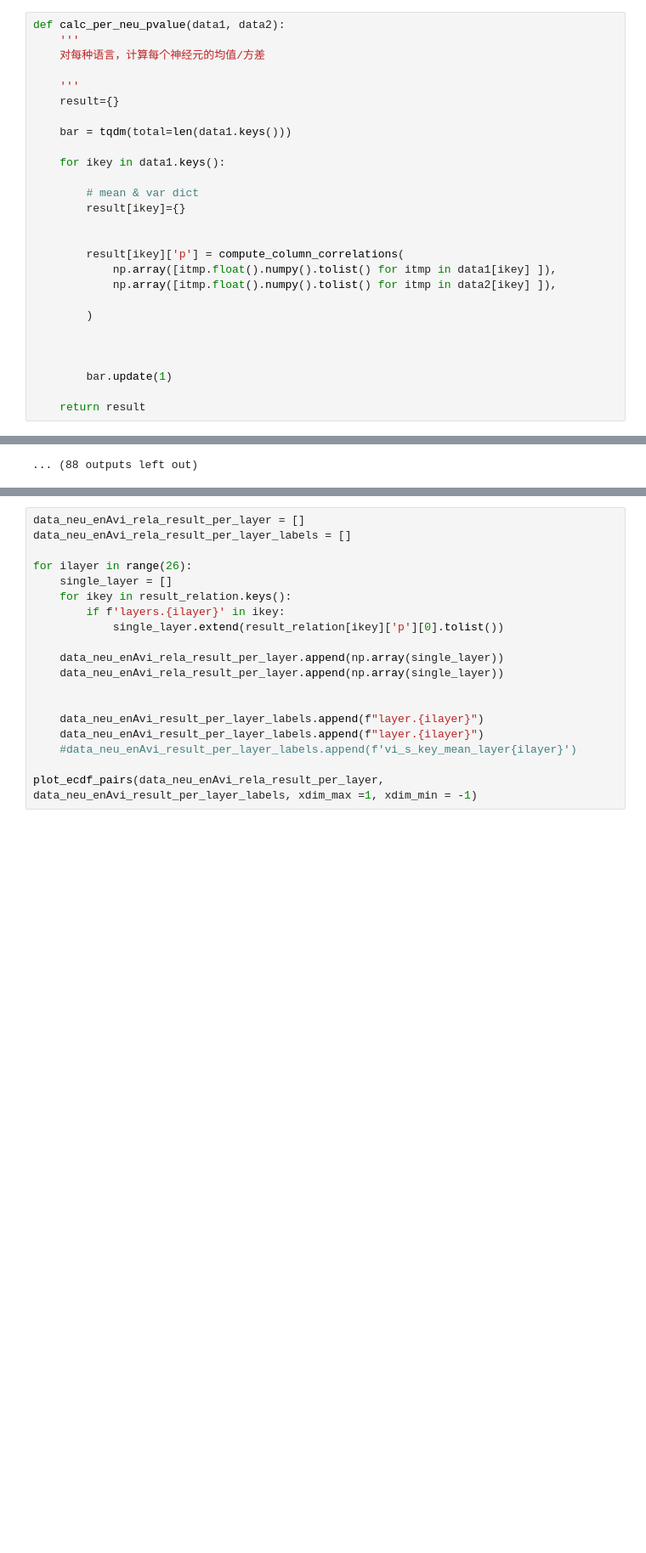
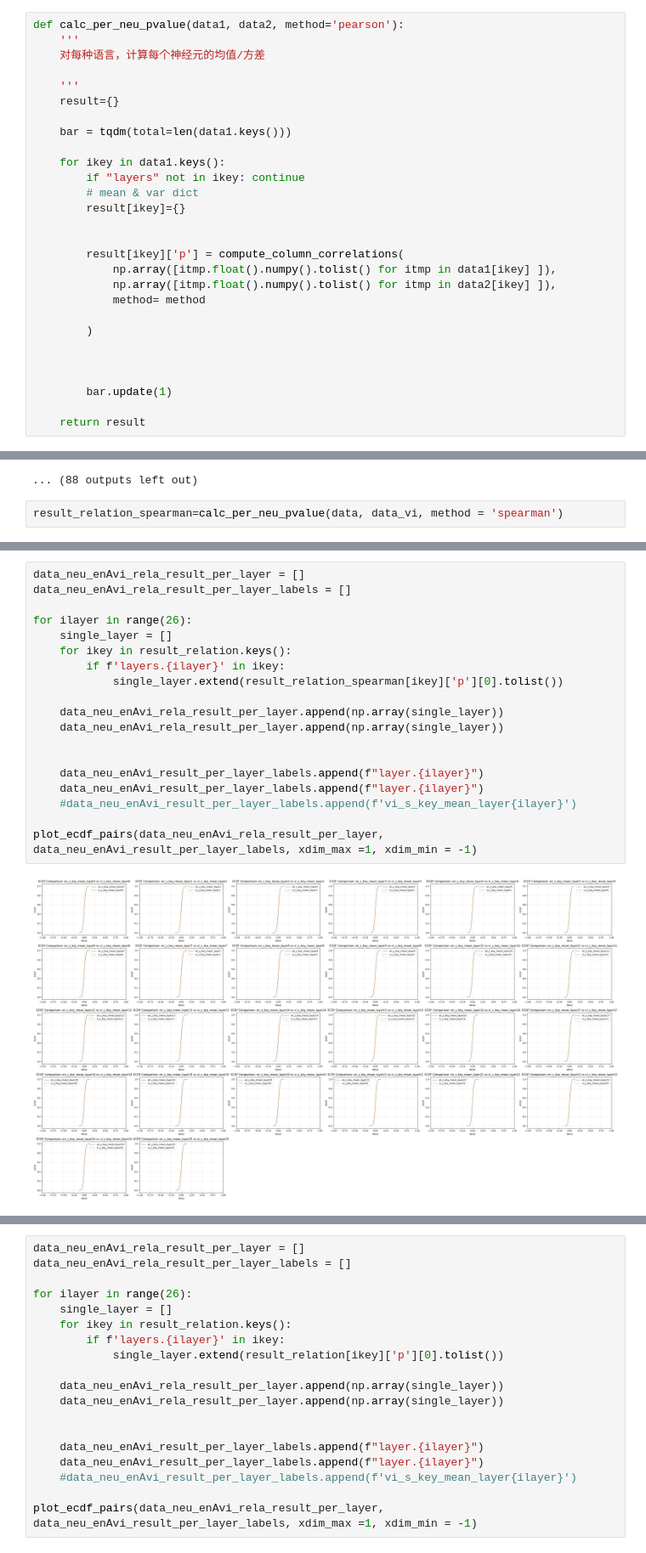
Before and after one commit to weizaiff/LRP, a Jupyter notebook: 20251113_lrp_analysis.ipynb, the cells around one changed output, grey strips where cells are left out. Shown at 85% size. Cells and saved outputs as stored; diff of their text form; blank space fills up the shorter version.

```diff
--- a/20251113_lrp_analysis.ipynb
+++ b/20251113_lrp_analysis.ipynb
@@ -324,5 +392,5 @@ def compute_column_correlations(matrix1, matrix2, method='pearson'):
 # %%
-def calc_per_neu_pvalue(data1, data2):
+def calc_per_neu_pvalue(data1, data2, method='pearson'):
     '''
     对每种语言，计算每个神经元的均值/方差
 
@@ -332,7 +400,7 @@ def calc_per_neu_pvalue(data1, data2):
     bar = tqdm(total=len(data1.keys()))
 
     for ikey in data1.keys():
-
+        if "layers" not in ikey: continue
         # mean & var dict
         result[ikey]={}
 
@@ -340,6 +408,7 @@ def calc_per_neu_pvalue(data1, data2):
         result[ikey]['p'] = compute_column_correlations(
             np.array([itmp.float().numpy().tolist() for itmp in data1[ikey] ]),
             np.array([itmp.float().numpy().tolist() for itmp in data2[ikey] ]),
+            method= method
 
         )
 
@@ -455,3 +535,5 @@ result_relation = calc_per_neu_pvalue(data, data_vi)
 (1000, 256) (1000, 256)
 (1000, 1152) (1000, 1152)
 ... (88 outputs left out)
+# %%
+result_relation_spearman=calc_per_neu_pvalue(data, data_vi, method = 'spearman')
@@ -457,0 +576,21 @@ result_relation = calc_per_neu_pvalue(data, data_vi)
+# %%
+data_neu_enAvi_rela_result_per_layer = []
+data_neu_enAvi_rela_result_per_layer_labels = []
+
+for ilayer in range(26):
+    single_layer = []
+    for ikey in result_relation.keys():
+        if f'layers.{ilayer}' in ikey:
+            single_layer.extend(result_relation_spearman[ikey]['p'][0].tolist())
+
+    data_neu_enAvi_rela_result_per_layer.append(np.array(single_layer))
+    data_neu_enAvi_rela_result_per_layer.append(np.array(single_layer))
+
+
+    data_neu_enAvi_result_per_layer_labels.append(f"layer.{ilayer}")
+    data_neu_enAvi_result_per_layer_labels.append(f"layer.{ilayer}")
+    #data_neu_enAvi_result_per_layer_labels.append(f'vi_s_key_mean_layer{ilayer}')
+
+plot_ecdf_pairs(data_neu_enAvi_rela_result_per_layer, data_neu_enAvi_result_per_layer_labels, xdim_max =1, xdim_min = -1)
+# %% [output]
+[figure, added]
```
Also changed, not shown: parts of 18 cells of this notebook.
